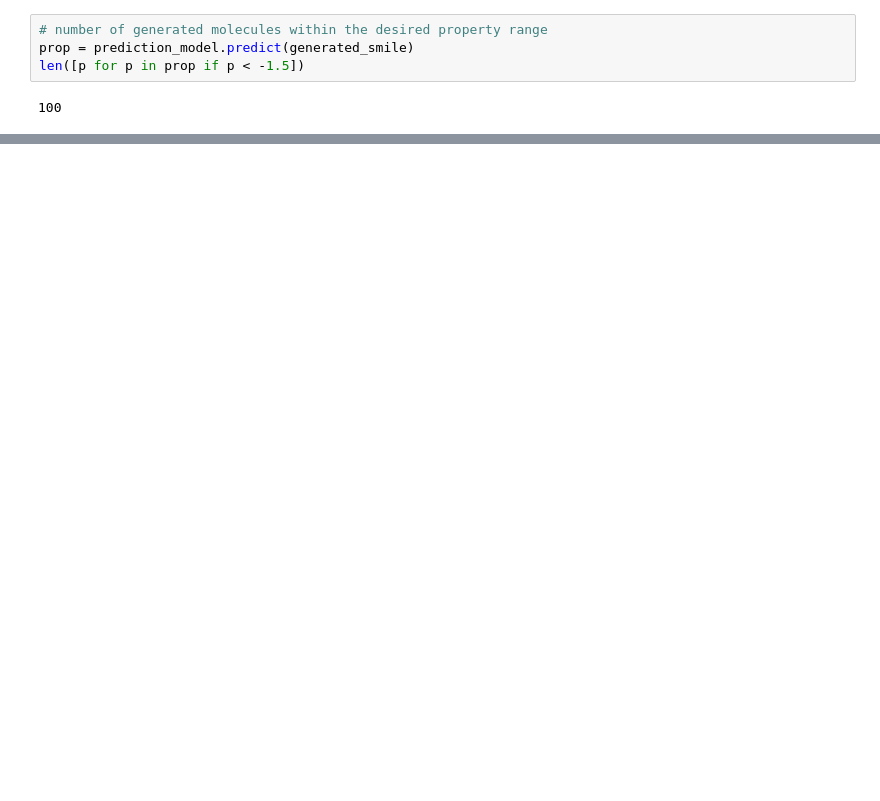
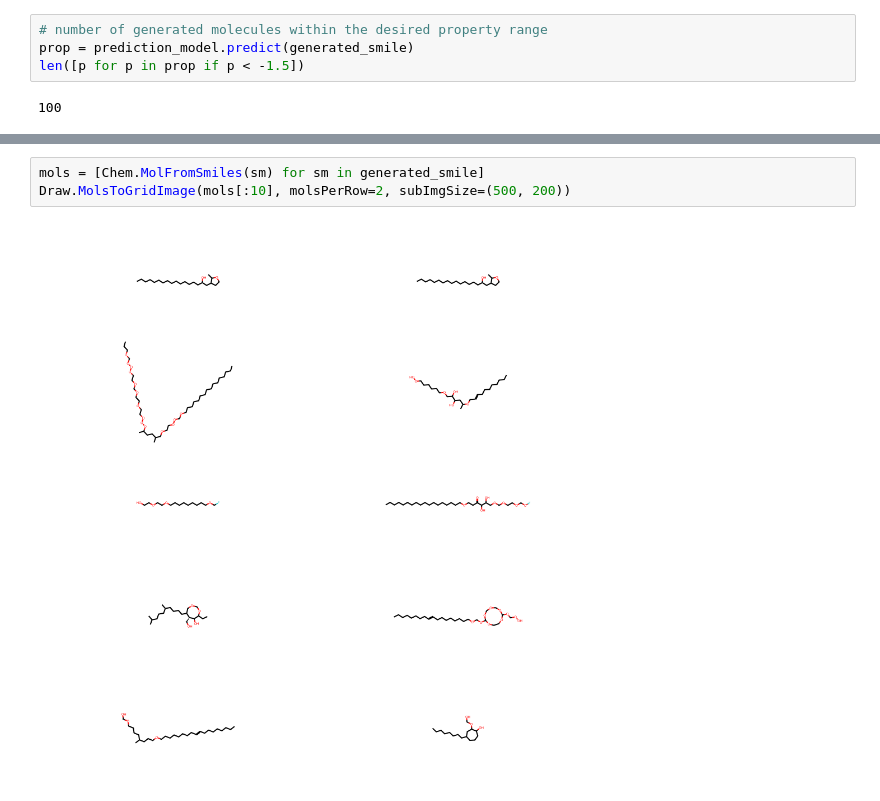
Before and after one commit to andy-12-08/Molecule_Discovery_Demo, a Jupyter notebook: PPO_RL_Implementation.ipynb, the cells around one changed output, grey strips where cells are left out. Saved outputs shown, nothing was run; the diff lists cells and outputs as text; blank space fills up the shorter version.

```diff
--- a/PPO_RL_Implementation.ipynb
+++ b/PPO_RL_Implementation.ipynb
@@ -268,3 +267,8 @@ prop
+# %%
+mols = [Chem.MolFromSmiles(sm) for sm in generated_smile]
+Draw.MolsToGridImage(mols[:10], molsPerRow=2, subImgSize=(500, 200))
+# %% [output]
+[figure, added]
 # %%
 # randomly generating moelcules without agent intervention
 mol = generate_vae_molecules(100, height, vocab_itos, width, vae, latent_dim)
```
Also changed, not shown: parts of 6 cells of this notebook, 1 other file.
